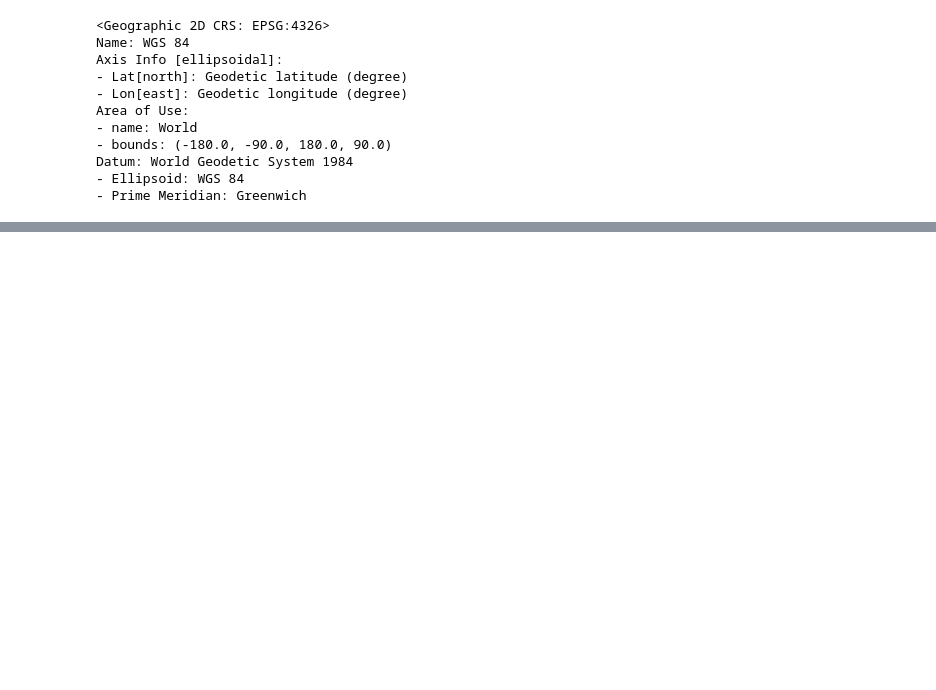
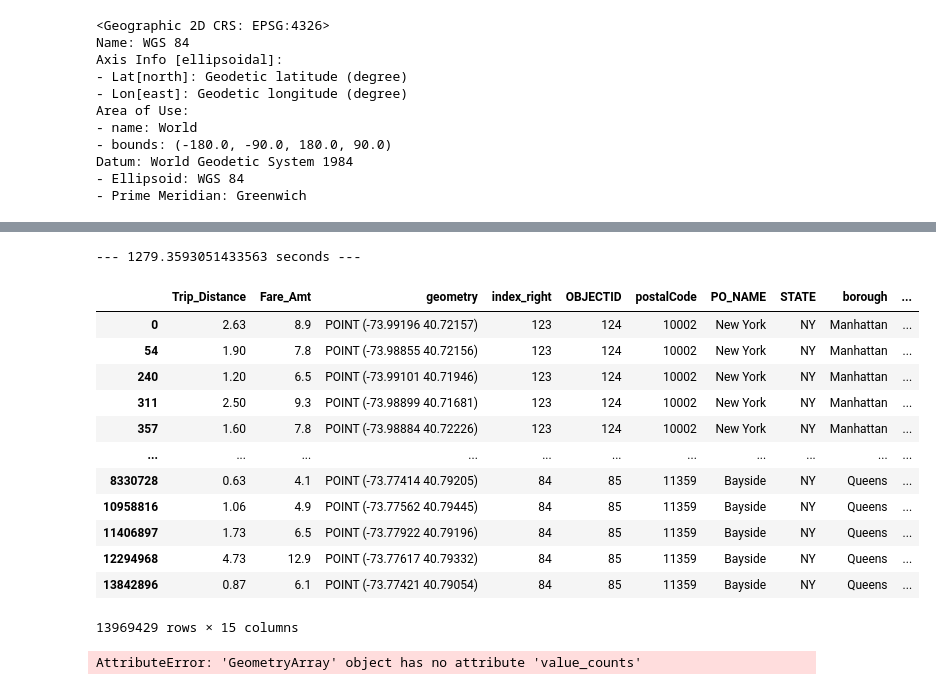
Before and after one commit to EBroestl/NYC_Taxis_and_Property_Value, a Jupyter notebook: Notebooks/GEO Research 2.ipynb, the cells around one changed output, grey strips where cells are left out. Saved outputs shown, nothing was run; the diff lists cells and outputs as text; code cells hidden in the pictures; blank space fills up the shorter version.

```diff
--- a/Notebooks/GEO Research 2.ipynb
+++ b/Notebooks/GEO Research 2.ipynb
@@ -117,0 +235,28 @@ df2
+# %%
+start_time = time.time()
+
+geo_processing = gpd.sjoin(df2, map, op = 'within')
+
+print("--- %s seconds ---" % (time.time() - start_time))
+# %% [output]
+--- 1279.3593051433563 seconds ---
+# %%
+geo_processing
+# %% [output]
+|  | Trip_Distance | Fare_Amt | geometry | index_right | OBJECTID | postalCode | PO_NAME | STATE | borough | ... |
+| 0 | 2.63 | 8.9 | POINT (-73.99196 40.72157) | 123 | 124 | 10002 | New York | NY | Manhattan | ... |
+| 54 | 1.90 | 7.8 | POINT (-73.98855 40.72156) | 123 | 124 | 10002 | New York | NY | Manhattan | ... |
+| 240 | 1.20 | 6.5 | POINT (-73.99101 40.71946) | 123 | 124 | 10002 | New York | NY | Manhattan | ... |
+| 311 | 2.50 | 9.3 | POINT (-73.98899 40.71681) | 123 | 124 | 10002 | New York | NY | Manhattan | ... |
+| 357 | 1.60 | 7.8 | POINT (-73.98884 40.72226) | 123 | 124 | 10002 | New York | NY | Manhattan | ... |
+| ... | ... | ... | ... | ... | ... | ... | ... | ... | ... | ... |
+| 8330728 | 0.63 | 4.1 | POINT (-73.77414 40.79205) | 84 | 85 | 11359 | Bayside | NY | Queens | ... |
+| 10958816 | 1.06 | 4.9 | POINT (-73.77562 40.79445) | 84 | 85 | 11359 | Bayside | NY | Queens | ... |
+| 11406897 | 1.73 | 6.5 | POINT (-73.77922 40.79196) | 84 | 85 | 11359 | Bayside | NY | Queens | ... |
+| 12294968 | 4.73 | 12.9 | POINT (-73.77617 40.79332) | 84 | 85 | 11359 | Bayside | NY | Queens | ... |
+| 13842896 | 0.87 | 6.1 | POINT (-73.77421 40.79054) | 84 | 85 | 11359 | Bayside | NY | Queens | ... |
+13969429 rows × 15 columns
+# %%
+df2['geometry'].value_counts()
+# %% [output]
+AttributeError: 'GeometryArray' object has no attribute 'value_counts'
```
Also changed, not shown: parts of 23 cells of this notebook, 2 other files.
